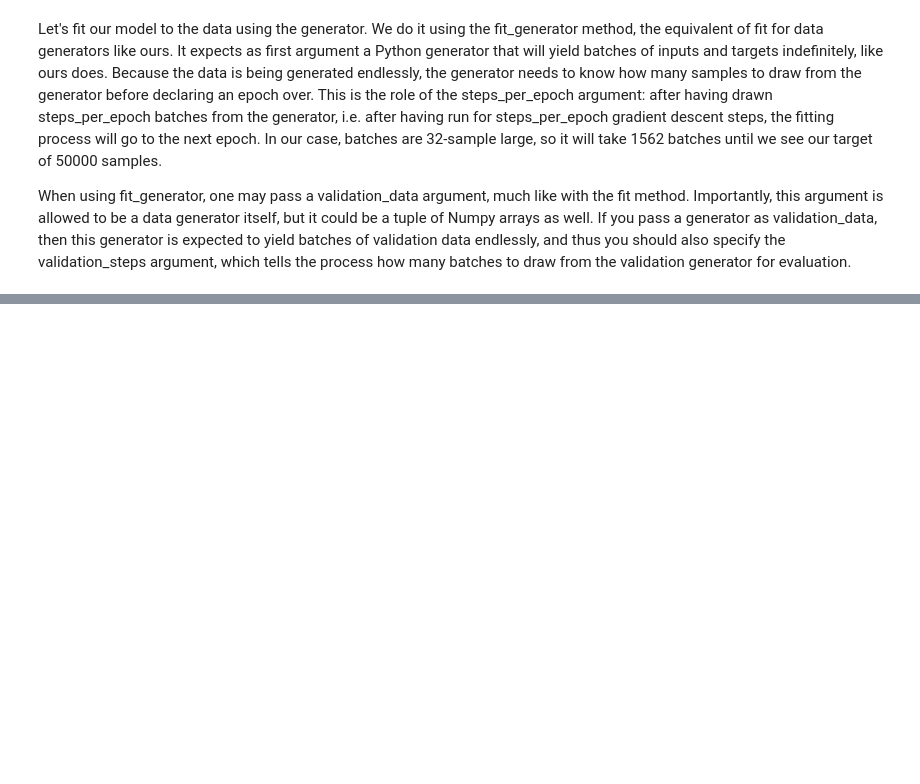
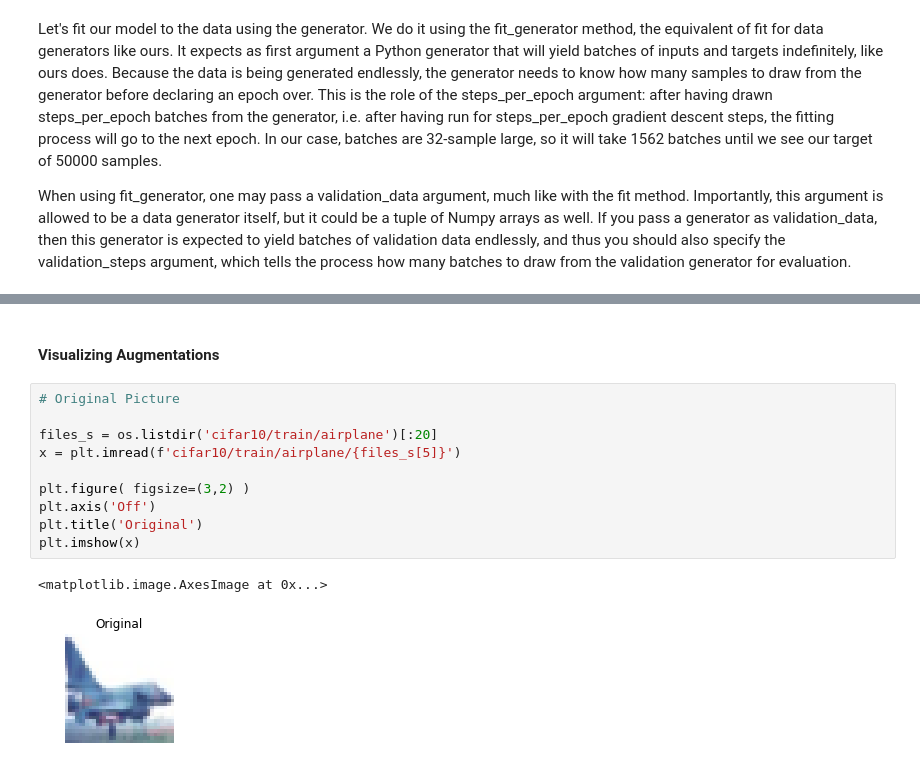
Before and after one commit to khanx169/hal_tutorial, a Jupyter notebook: CIFAR-10.ipynb, the cells around one changed output, grey strips where cells are left out. Cells and saved outputs as stored; diff of their text form; blank space fills up the shorter version.

```diff
--- a/CIFAR-10.ipynb
+++ b/CIFAR-10.ipynb
@@ -341,0 +303,15 @@ ________________________________________________________________________________
+# %% [markdown]
+#### Visualizing Augmentations
+# %%
+# Original Picture
+
+files_s = os.listdir('cifar10/train/airplane')[:20]
+x = plt.imread(f'cifar10/train/airplane/{files_s[5]}')
+
+plt.figure( figsize=(3,2) )
+plt.axis('Off')
+plt.title('Original')
+plt.imshow(x)
+# %% [output]
+<matplotlib.image.AxesImage at 0x...>
+[figure, added]
```
Also changed, not shown: parts of 34 cells of this notebook, 2 other files.
